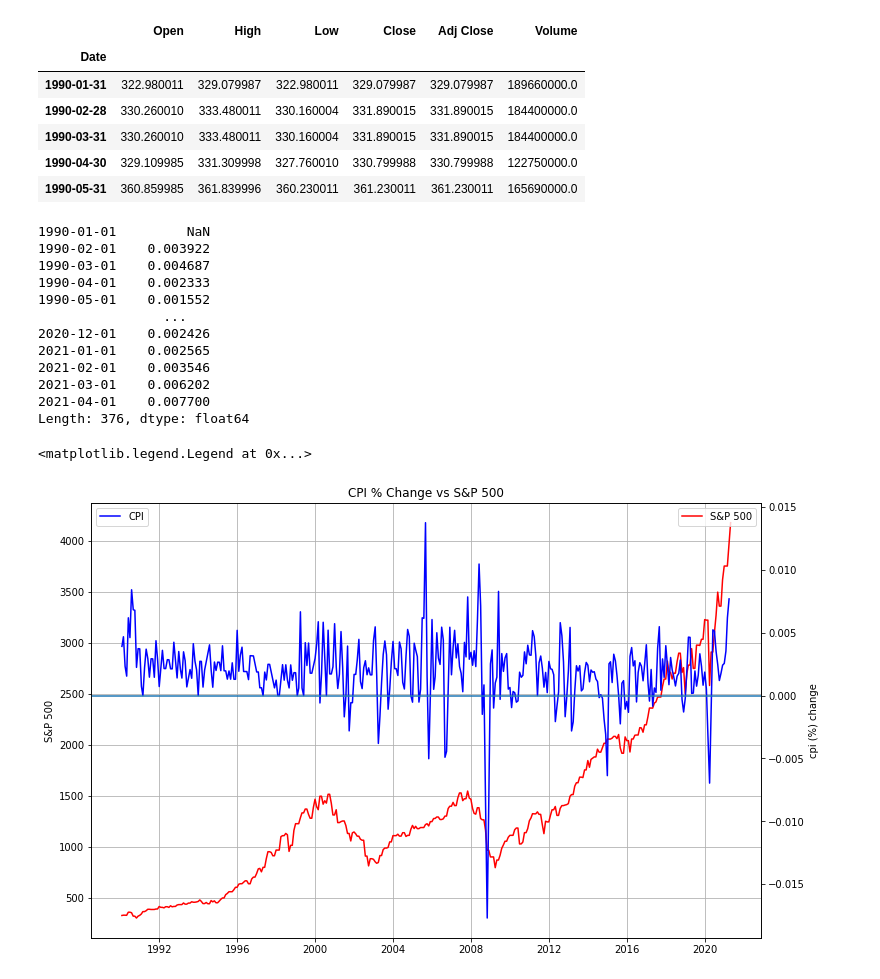
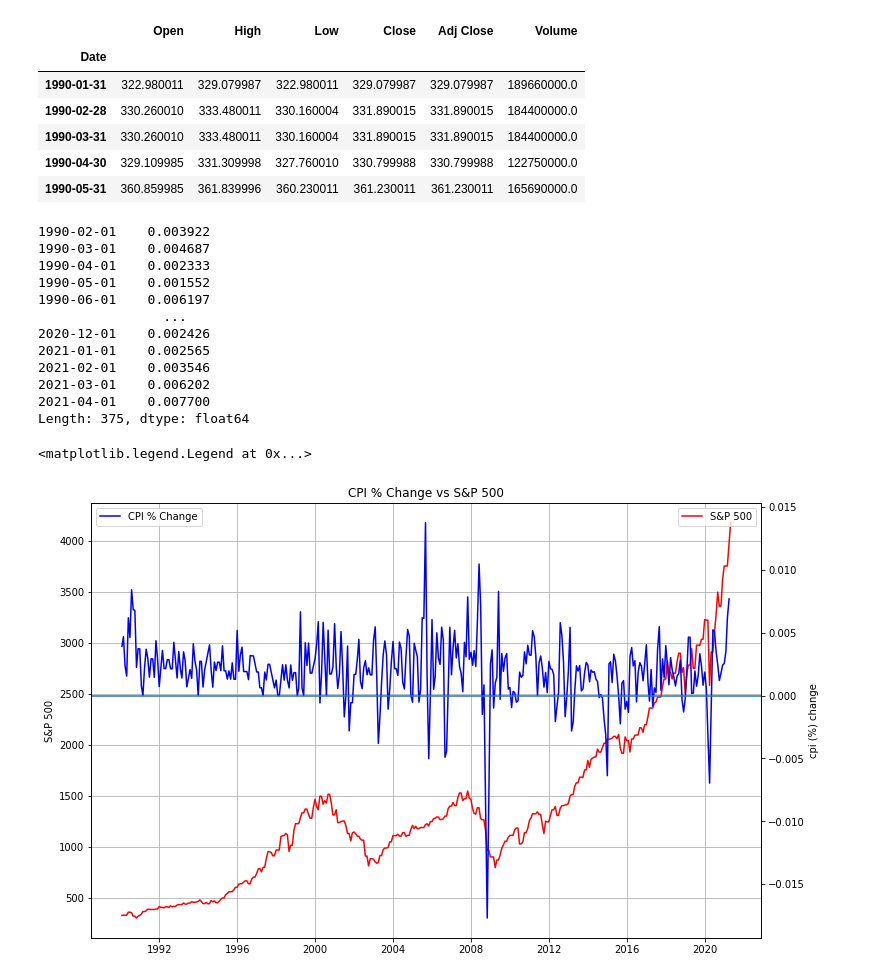
Before and after one commit to dbogatic/economic-indicators, a Jupyter notebook: cpi.ipynb, the cells around one changed output. Saved outputs shown, nothing was run; the diff lists cells and outputs as text; code cells hidden in the pictures.

Commit message:
edit plot label and comments

```diff
--- a/cpi.ipynb
+++ b/cpi.ipynb
@@ -52,35 +52,35 @@ sp_history.head()
 | 1990-04-30 | 329.109985 | 331.309998 | 327.760010 | 330.799988 | 330.799988 | 122750000.0 |
 | 1990-05-31 | 360.859985 | 361.839996 | 360.230011 | 361.230011 | 361.230011 | 165690000.0 |
 # %%
-cpi_percent_change = cpi.pct_change()
+cpi_percent_change = cpi.pct_change().dropna()
 cpi_percent_change
 # %% [output]
-1990-01-01         NaN
 1990-02-01    0.003922
 1990-03-01    0.004687
 1990-04-01    0.002333
 1990-05-01    0.001552
+1990-06-01    0.006197
                 ...
 2020-12-01    0.002426
 2021-01-01    0.002565
 2021-02-01    0.003546
 2021-03-01    0.006202
 2021-04-01    0.007700
-Length: 376, dtype: float64
+Length: 375, dtype: float64
 # %%
-#Plot US unemployment against S&P 500 index
+#Plot CPI % Change against S&P 500 index
 fig, ax = plt.subplots(figsize=(12,8))
 plt.plot(sp_history['Adj Close'], label ='S&P 500', color='r')
 ax.set_ylabel('S&P 500')
 plt.grid()
 ax.legend(loc='upper right')
 
 ax2 = ax.twinx()
-plt.plot(cpi_percent_change, label='CPI', color='b')
+plt.plot(cpi_percent_change, label='CPI % Change', color='b')
 ax.set_title('CPI % Change vs S&P 500')
 ax2.set_ylabel('cpi (%) change')
 ax2.axhline(0)
 ax2.legend(loc='upper left')
 # %% [output]
 <matplotlib.legend.Legend at 0x...>
-[figure, old version]
+[figure, new version]
```
